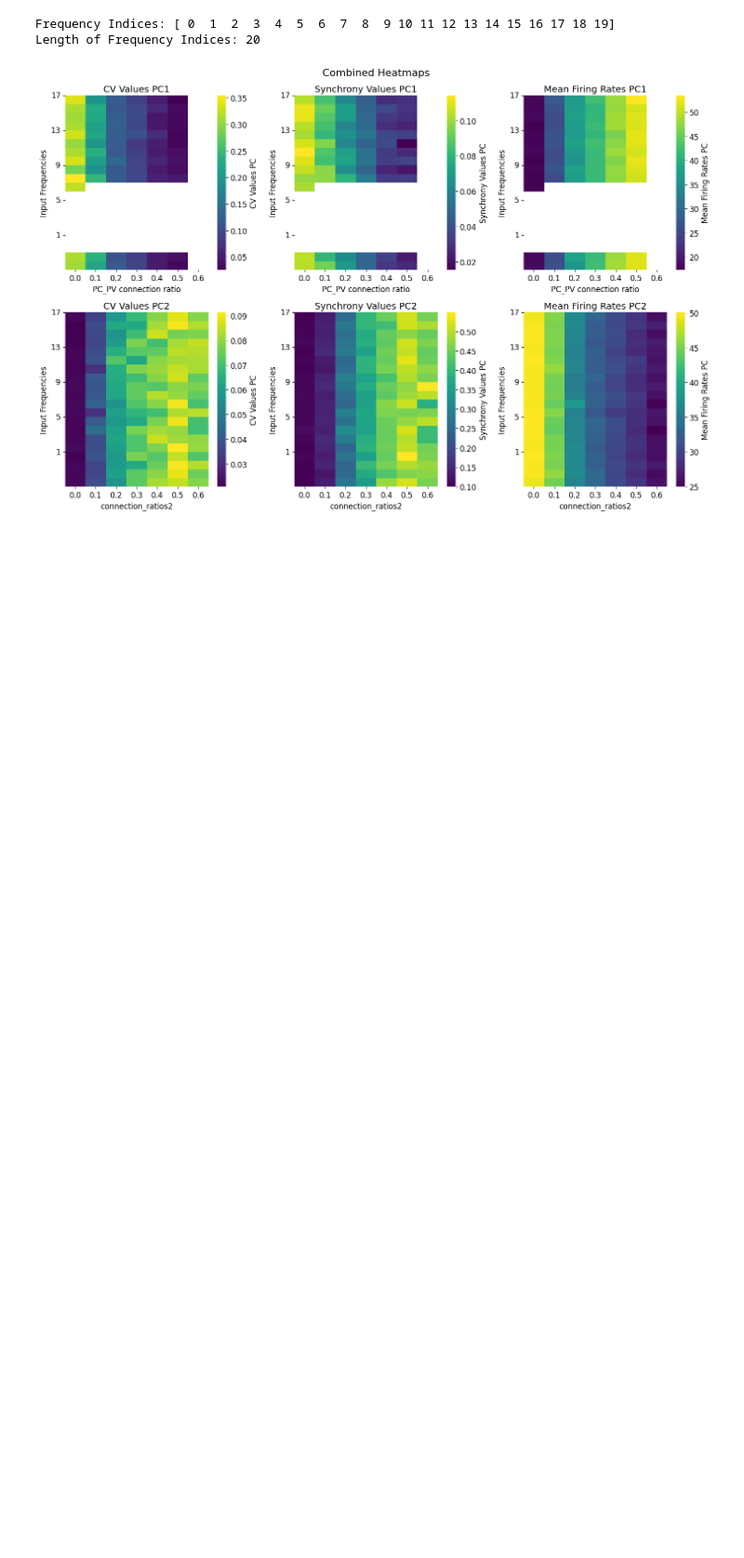
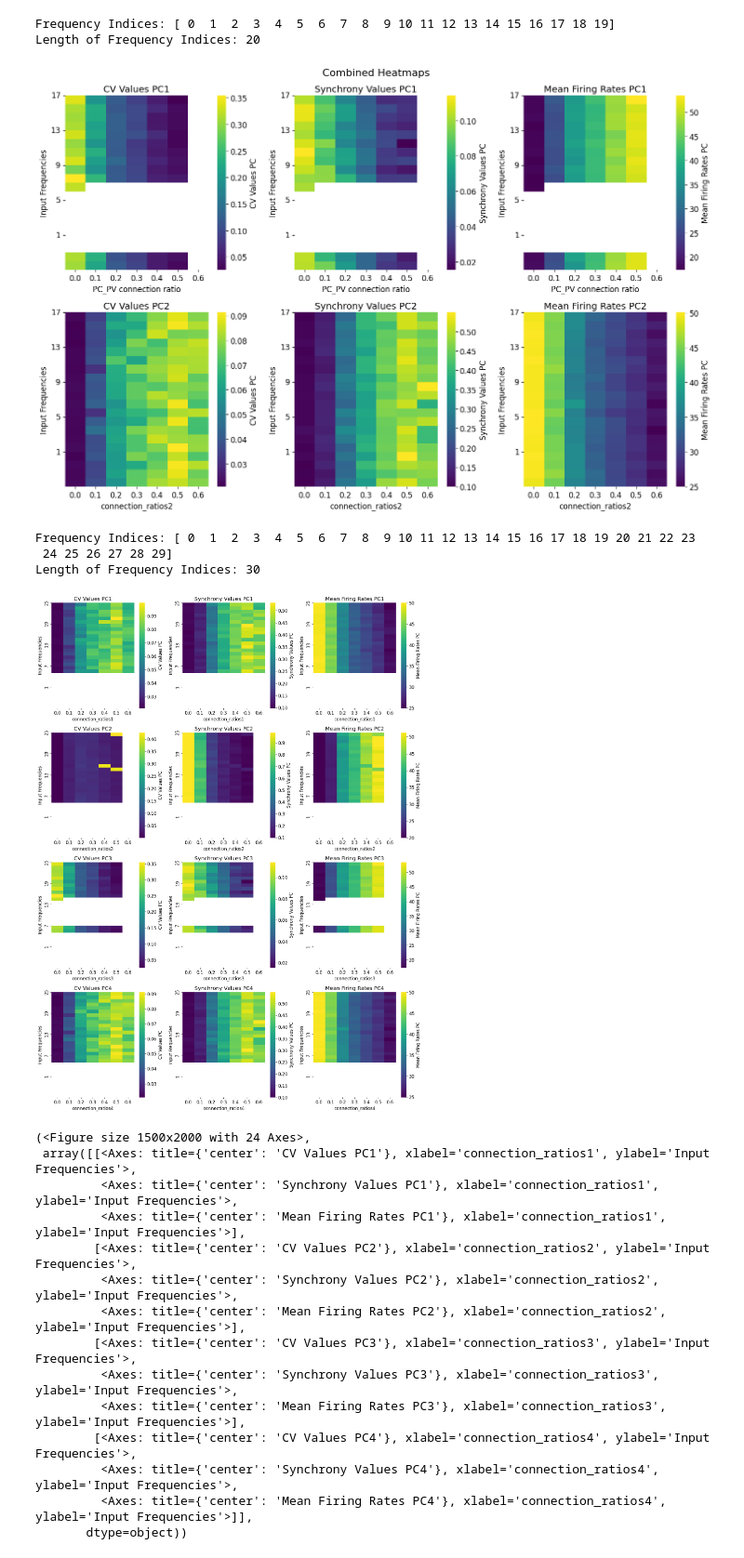
Before and after one commit to Aramatos/dynapse2_adaptation, a Jupyter notebook: Network_heatmaps.ipynb, the cells around one changed output. Shown: that part at 93% size. Saved outputs shown, nothing was run; the diff lists cells and outputs as text; code cells hidden in the pictures; blank space fills up the shorter version.

```diff
--- a/Network_heatmaps.ipynb
+++ b/Network_heatmaps.ipynb
@@ -201,8 +148,8 @@ neuron_config['input_type']='Regular'
 sweep_range_1=np.arange(1,31,1)
 sweep_range_2=np.arange(0,.7,.1)
 config_var_name_1='input_frequency'
-config_var_name_2='PC_PV'
-sweep_name='EI_sweep_PC_PV_regular'
+config_var_name_2='PC_PC'
+sweep_name='EI_sweep_PC_PC_regular'
 
 run_sweep(sweep_range_1, sweep_range_2, config_var_name_1, config_var_name_2, sweep_name,sweep_name, data_type_path, neuron_config)
 # %%
@@ -317,9 +265,6 @@ def visualize_combined_simulation_data(data1, data2, freq_range=None, title='ins
 
     # Plotting in a 2x3 grid
     fig, ax = plt.subplots(2, 3, figsize=(15, 10))
-
-    # Data 1
-    plot_heatmap(cv_values_pc1, ax[0,0], 'viridis', x_axis_label1, 'Input Fdef visualize_combined_simulation_data(data1, data2, freq_range=None, title='insert_title', x_axis_label1='connection_ratios1', x_axis_label2='connection_ratios2'):
     """
     Load and visualize combined simulation data.
     """
@@ -373,20 +318,6 @@ def visualize_combined_simulation_data(data1, data2, freq_range=None, title='ins
     plt.show()
 
     return fig, ax
-
-    # Data 2
-    plot_heatmap(cv_values_pc2, ax[1,0], 'viridis', x_axis_label2, 'Input Frequencies', 'CV Values PC2', 'CV Values PC', x_ticks, x_ticklabels, y_ticks, y_ticklabels)
-    plot_heatmap(synchrony_values_pc2, ax[1,1], 'viridis', x_axis_label2, 'Input Frequencies', 'Synchrony Values PC2', 'Synchrony Values PC', x_ticks, x_ticklabels, y_ticks, y_ticklabels)
-    plot_heatmap(mean_pc_rates2, ax[1,2], 'viridis', x_axis_label2, 'Input Frequencies', 'Mean Firing Rates PC2', 'Mean Firing Rates PC', x_ticks, x_ticklabels, y_ticks, y_ticklabels)
-
-    # Add title
-    if title != 'insert_title':
-        fig.suptitle(title, fontsize=16)
-
-    plt.tight_layout()
-    plt.show()
-
-    return fig, ax
 # %% [markdown]
 <font size=6> Regular Input
 # %%
@@ -410,9 +348,10 @@ Length of Frequency Indices: 16
 [figure]
 # %%
 data_path = os.path.join(data_type_path, "EE_sweep_poisson.npy")
+data_3 = np.load(data_path, allow_pickle=True).item()
 # %%
 data_path = os.path.join(data_type_path, "EI_sweep_poisson.npy")
-data_2 = np.load(data_path, allow_pickle=True).item()
+data_4 = np.load(data_path, allow_pickle=True).item()
 # %%
 fig, ax = visualize_combined_simulation_data(data_1, data_2, freq_range=(0, 20), title="Combined Heatmaps", x_axis_label1='PC_PV connection ratio')
 # %% [output]
@@ -421,0 +433,22 @@ Length of Frequency Indices: 20
+# %%
+x_lavels = ['PC_PV connection ratio', 'PC_PC connection ratio', 'PC_PV connection ratio', 'PC_PC connection ratio']
+visualize_combined_simulation_data(data_1, data_2, data_3, data_4, freq_range=None, title='insert_title', x_axis_labels=None)
+# %% [output]
+Frequency Indices: [ 0  1  2  3  4  5  6  7  8  9 10 11 12 13 14 15 16 17 18 19 20 21 22 23
+ 24 25 26 27 28 29]
+Length of Frequency Indices: 30
+[figure, added]
+(<Figure size 1500x2000 with 24 Axes>,
+ array([[<Axes: title={'center': 'CV Values PC1'}, xlabel='connection_ratios1', ylabel='Input Frequencies'>,
+         <Axes: title={'center': 'Synchrony Values PC1'}, xlabel='connection_ratios1', ylabel='Input Frequencies'>,
+         <Axes: title={'center': 'Mean Firing Rates PC1'}, xlabel='connection_ratios1', ylabel='Input Frequencies'>],
+        [<Axes: title={'center': 'CV Values PC2'}, xlabel='connection_ratios2', ylabel='Input Frequencies'>,
+         <Axes: title={'center': 'Synchrony Values PC2'}, xlabel='connection_ratios2', ylabel='Input Frequencies'>,
+         <Axes: title={'center': 'Mean Firing Rates PC2'}, xlabel='connection_ratios2', ylabel='Input Frequencies'>],
+        [<Axes: title={'center': 'CV Values PC3'}, xlabel='connection_ratios3', ylabel='Input Frequencies'>,
+         <Axes: title={'center': 'Synchrony Values PC3'}, xlabel='connection_ratios3', ylabel='Input Frequencies'>,
+         <Axes: title={'center': 'Mean Firing Rates PC3'}, xlabel='connection_ratios3', ylabel='Input Frequencies'>],
+        [<Axes: title={'center': 'CV Values PC4'}, xlabel='connection_ratios4', ylabel='Input Frequencies'>,
+         <Axes: title={'center': 'Synchrony Values PC4'}, xlabel='connection_ratios4', ylabel='Input Frequencies'>,
+         <Axes: title={'center': 'Mean Firing Rates PC4'}, xlabel='connection_ratios4', ylabel='Input Frequencies'>]],
+       dtype=object))
```
Also changed, not shown: parts of 12 cells of this notebook, 6 other files.
